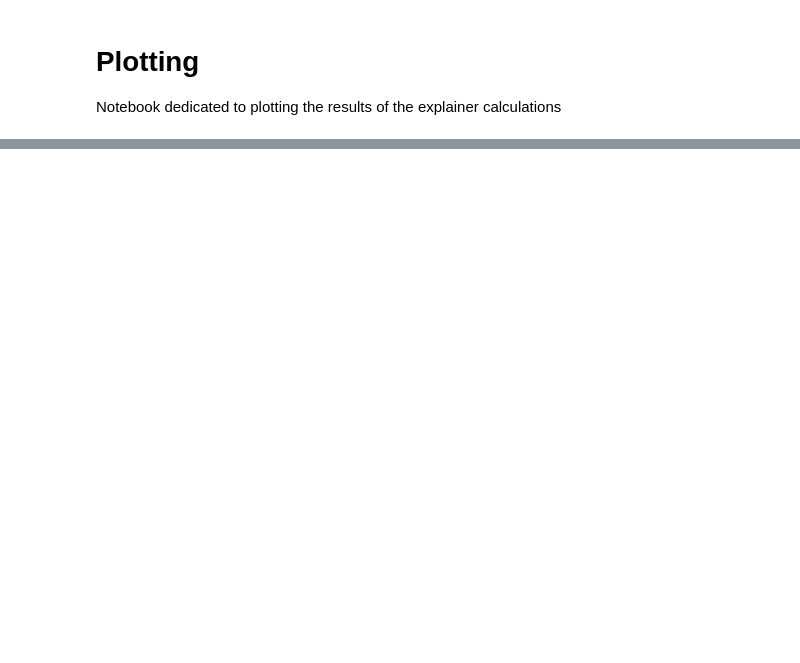
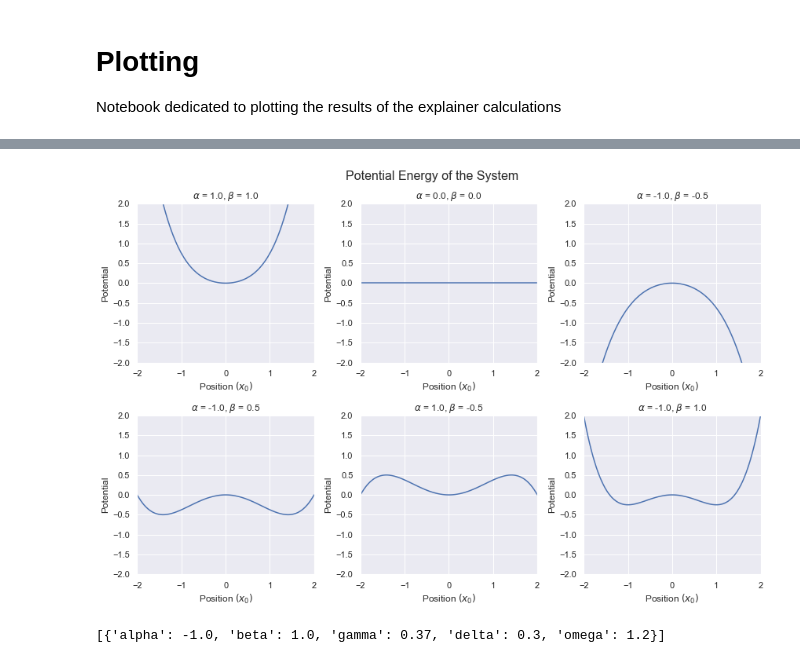
Before and after one commit to wgrosche/XAI, a Jupyter notebook: Plotting/Plotting_Notebook-Copy1.ipynb, the cells around one changed output, grey strips where cells are left out. Cells and saved outputs as stored; diff of their text form; code cells hidden in the pictures; blank space fills up the shorter version.

```diff
--- a/Plotting/Plotting_Notebook-Copy1.ipynb
+++ b/Plotting/Plotting_Notebook-Copy1.ipynb
@@ -635,0 +69,11 @@ FileNotFoundError: [Errno 2] No such file or directory: 'D:\\Polybox\\SyncFolder
+# %%
+i = 0
+j = 0
+k = 7
+
+feature_setting = Settings[i]
+model_setting = Model_types[j]
+params = Param_array[k]
+
+save = False
+save_suffix = "_setting_"+str(i)+"_param_"+str(k)
@@ -635,0 +131,34 @@ FileNotFoundError: [Errno 2] No such file or directory: 'D:\\Polybox\\SyncFolder
+# %%
+params_ = [{'alpha' : 1.0, 'beta' : 1.0, 'gamma' : 0.37, 'delta' : 0.3, 'omega' : 1.2},
+                  {'alpha' : 1.0, 'beta' : -0.5, 'gamma' : 0.37, 'delta' : 0.3, 'omega' : 1.2},
+                  {'alpha' : -1.0, 'beta' : -0.5, 'gamma' : 0.37, 'delta' : 1.0, 'omega' : 1.2},
+                  {'alpha' : -1.0, 'beta' : 0.5, 'gamma' : 0.5, 'delta' : 0.3, 'omega' : 1.2},
+                  {'alpha' : 0.0, 'beta' : 0.0, 'gamma' : 0.37, 'delta' : 0.0, 'omega' : 1.2},
+                  {'alpha' : -1.0, 'beta' : 1.0, 'gamma' : 0.37, 'delta' : 0.3, 'omega' : 1.2},
+                  ]
+
+f, axs = plt.subplots(2, 3, figsize=(12, 8), gridspec_kw=dict(width_ratios=[4,4,4]))
+
+for i, param_ in enumerate(params_):
+    x_potential = np.linspace(-2,2,100)
+    v_potential = 0
+    y_potential = (0.5*v_potential**2 + 0.5*param_['alpha']*x_potential**2 +0.25*param_['beta']*x_potential**4)
+
+    sns.lineplot(x = x_potential, y=y_potential,ax=axs[i%2, i%3])
+
+    axs[i%2, i%3].set_xlabel(r'Position $(x_0)$')
+    axs[i%2, i%3].set_ylabel('Potential')
+    axs[i%2, i%3].set_title(r"$\alpha$ = "+str(param_['alpha']) + r", $\beta$ = "+str(param_['beta']))
+    axs[i%2, i%3].set(xlim=(-2, 2), ylim=(-2, 2))
+
+f.suptitle("Potential Energy of the System", fontsize = 16)
+f.tight_layout()
+
+if save == True:
+    f.savefig("Images/PotentialPlots.svg", dpi='figure')
+# %% [output]
+[figure, added]
+# %%
+params_
+# %% [output]
+[{'alpha': -1.0, 'beta': 1.0, 'gamma': 0.37, 'delta': 0.3, 'omega': 1.2}]
```
Also changed, not shown: parts of 59 cells of this notebook, 32 other files.
